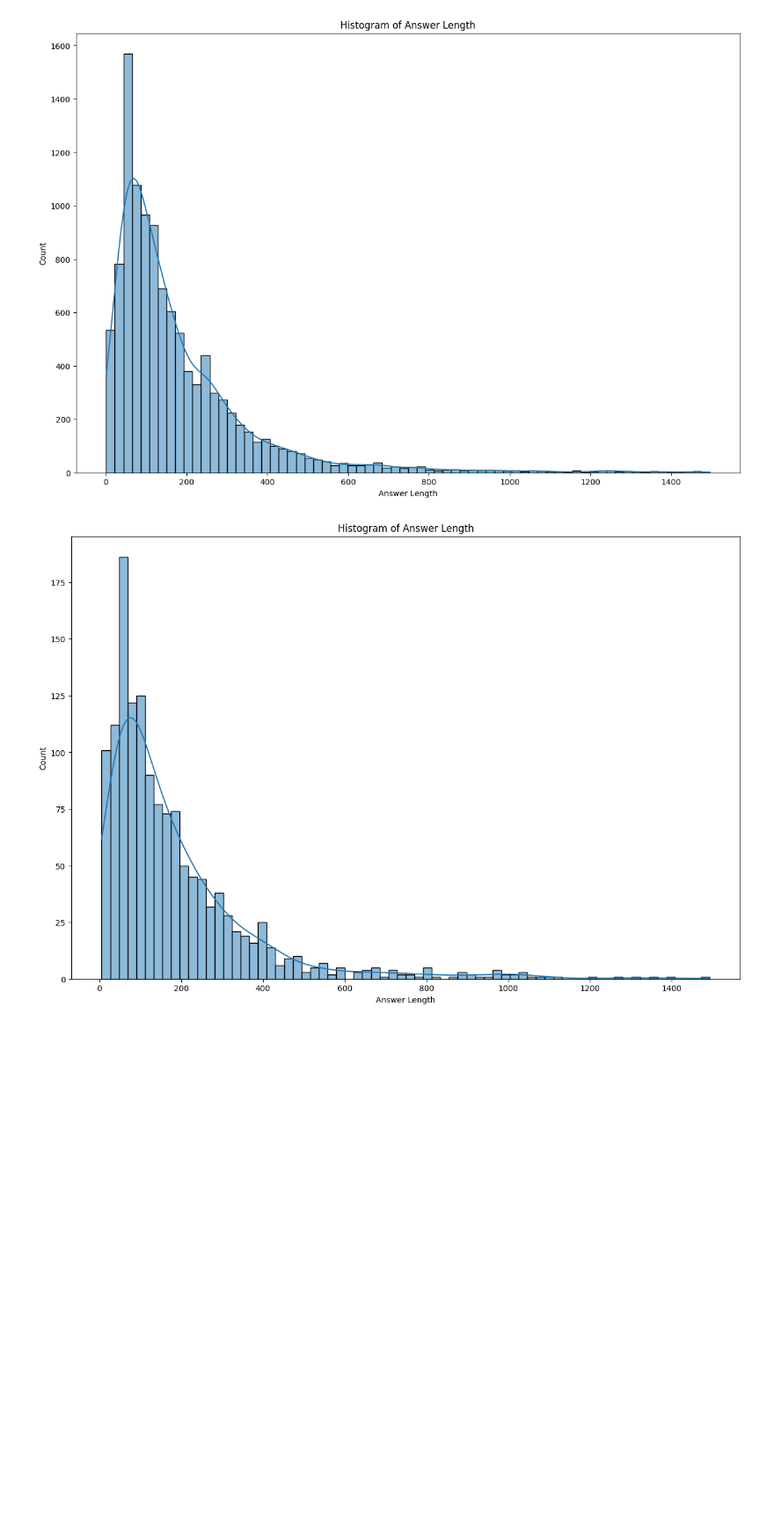
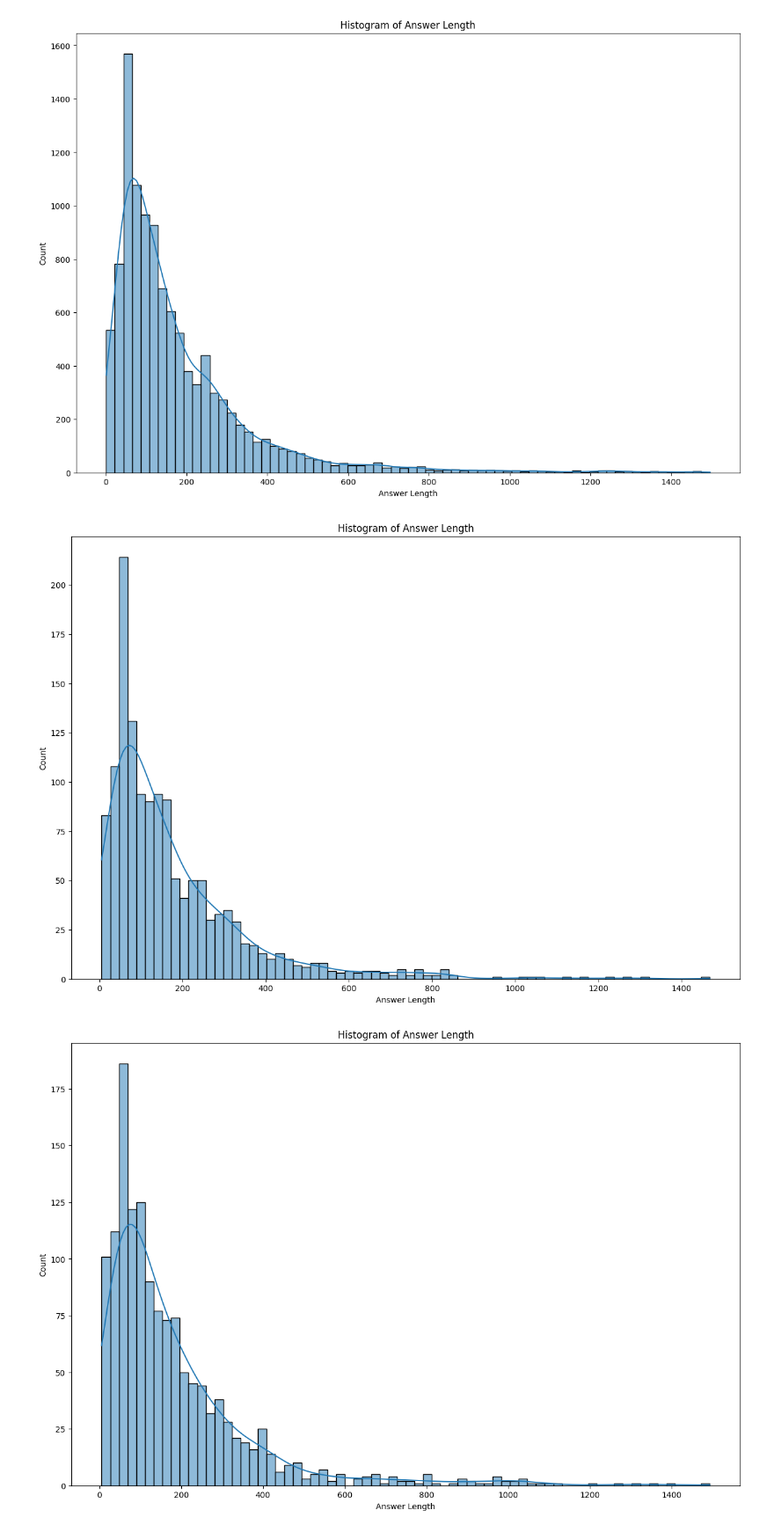
Before and after one commit to yjiahao/MediLiteQA, a Jupyter notebook: src/data_processing.ipynb, the cells around one changed output. Shown: that part at 88% size. Cells and saved outputs as stored; diff of their text form; code cells hidden in the pictures; blank space fills up the shorter version.

```diff
--- a/src/data_processing.ipynb
+++ b/src/data_processing.ipynb
@@ -264,6 +264,10 @@ def plot_answer_lengths(medquad_df):
 plot_answer_lengths(medquad_df=medquad_df_train)
 # %% [output]
 [figure]
+# %%
+plot_answer_lengths(medquad_df=medquad_df_val)
+# %% [output]
+[figure, added]
 # %%
 plot_answer_lengths(medquad_df=medquad_df_test)
 # %% [output]
```
Also changed, not shown: parts of 2 cells of this notebook.
